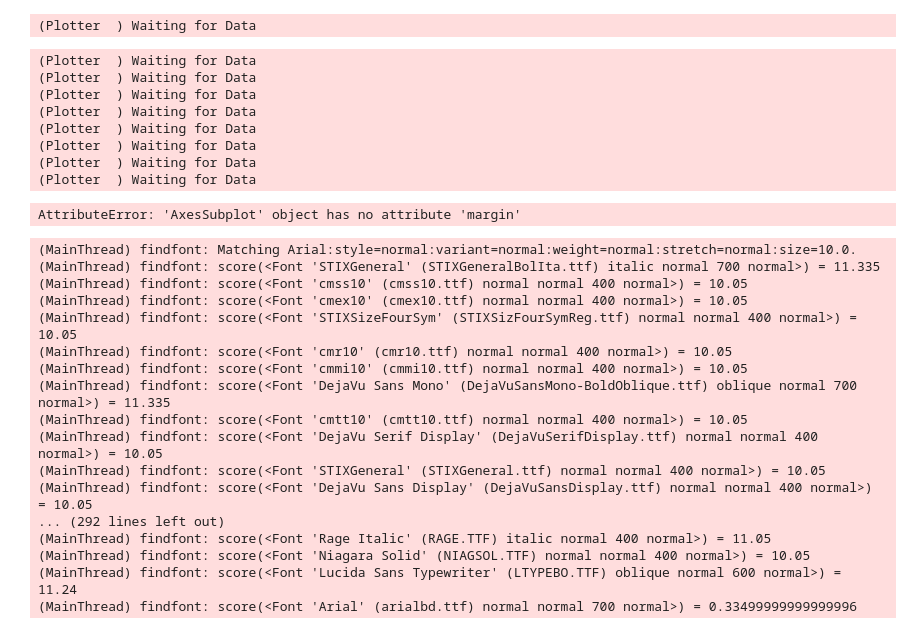
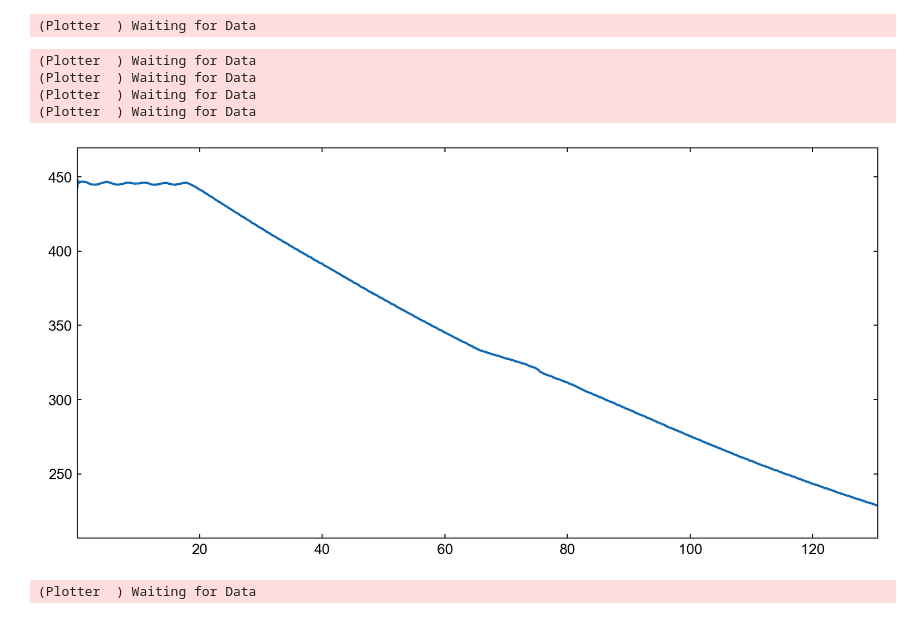
Before and after one commit to folk-lab/RTA-Temperature-Controller, a Jupyter notebook: ThreadedSerialReader/SerialPlot.ipynb, the cells around one changed output. Saved outputs shown, nothing was run; the diff lists cells and outputs as text; code cells hidden in the pictures.

```diff
--- a/ThreadedSerialReader/SerialPlot.ipynb
+++ b/ThreadedSerialReader/SerialPlot.ipynb
@@ -34,34 +34,14 @@ hf.create_dataset('Temperature', data=np.array(scatter.y, dtype=float))
 hf.close()
 # %%
 with plt.style.context(["sp-paper"]):
-    mfig, ax = plt.subplots(figsize=(10,2))
+    mfig, ax = plt.subplots(figsize=(10,5))
     ax.plot(np.array(scatter.x, dtype=float), np.array(scatter.y, dtype=float))
     ax.autoscale(tight=True)
     ax.margins(y=0.1)
 # %% [output]
 (Plotter  ) Waiting for Data
 (Plotter  ) Waiting for Data
 (Plotter  ) Waiting for Data
 (Plotter  ) Waiting for Data
-(Plotter  ) Waiting for Data
-(Plotter  ) Waiting for Data
-(Plotter  ) Waiting for Data
-(Plotter  ) Waiting for Data
+[figure, added]
-AttributeError: 'AxesSubplot' object has no attribute 'margin'
+(Plotter  ) Waiting for Data
-(MainThread) findfont: Matching Arial:style=normal:variant=normal:weight=normal:stretch=normal:size=10.0.
-(MainThread) findfont: score(<Font 'STIXGeneral' (STIXGeneralBolIta.ttf) italic normal 700 normal>) = 11.335
-(MainThread) findfont: score(<Font 'cmss10' (cmss10.ttf) normal normal 400 normal>) = 10.05
-(MainThread) findfont: score(<Font 'cmex10' (cmex10.ttf) normal normal 400 normal>) = 10.05
-(MainThread) findfont: score(<Font 'STIXSizeFourSym' (STIXSizFourSymReg.ttf) normal normal 400 normal>) = 10.05
-(MainThread) findfont: score(<Font 'cmr10' (cmr10.ttf) normal normal 400 normal>) = 10.05
-(MainThread) findfont: score(<Font 'cmmi10' (cmmi10.ttf) normal normal 400 normal>) = 10.05
-(MainThread) findfont: score(<Font 'DejaVu Sans Mono' (DejaVuSansMono-BoldOblique.ttf) oblique normal 700 normal>) = 11.335
-(MainThread) findfont: score(<Font 'cmtt10' (cmtt10.ttf) normal normal 400 normal>) = 10.05
-(MainThread) findfont: score(<Font 'DejaVu Serif Display' (DejaVuSerifDisplay.ttf) normal normal 400 normal>) = 10.05
-(MainThread) findfont: score(<Font 'STIXGeneral' (STIXGeneral.ttf) normal normal 400 normal>) = 10.05
-(MainThread) findfont: score(<Font 'DejaVu Sans Display' (DejaVuSansDisplay.ttf) normal normal 400 normal>) = 10.05
-... (292 lines left out)
-(MainThread) findfont: score(<Font 'Rage Italic' (RAGE.TTF) italic normal 400 normal>) = 11.05
-(MainThread) findfont: score(<Font 'Niagara Solid' (NIAGSOL.TTF) normal normal 400 normal>) = 10.05
-(MainThread) findfont: score(<Font 'Lucida Sans Typewriter' (LTYPEBO.TTF) oblique normal 600 normal>) = 11.24
-(MainThread) findfont: score(<Font 'Arial' (arialbd.ttf) normal normal 700 normal>) = 0.33499999999999996
```
